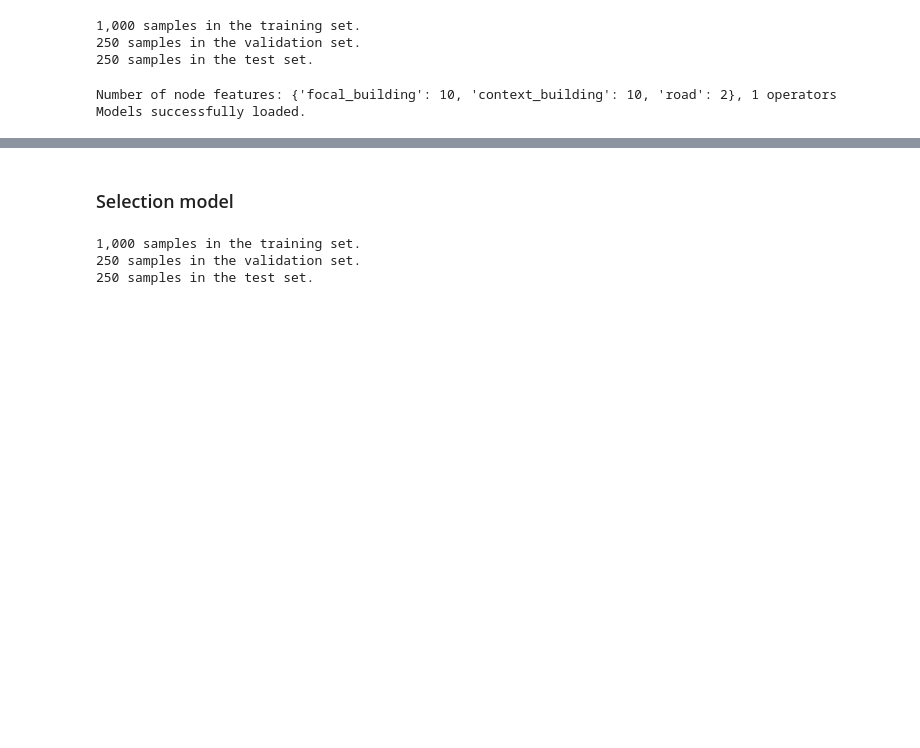
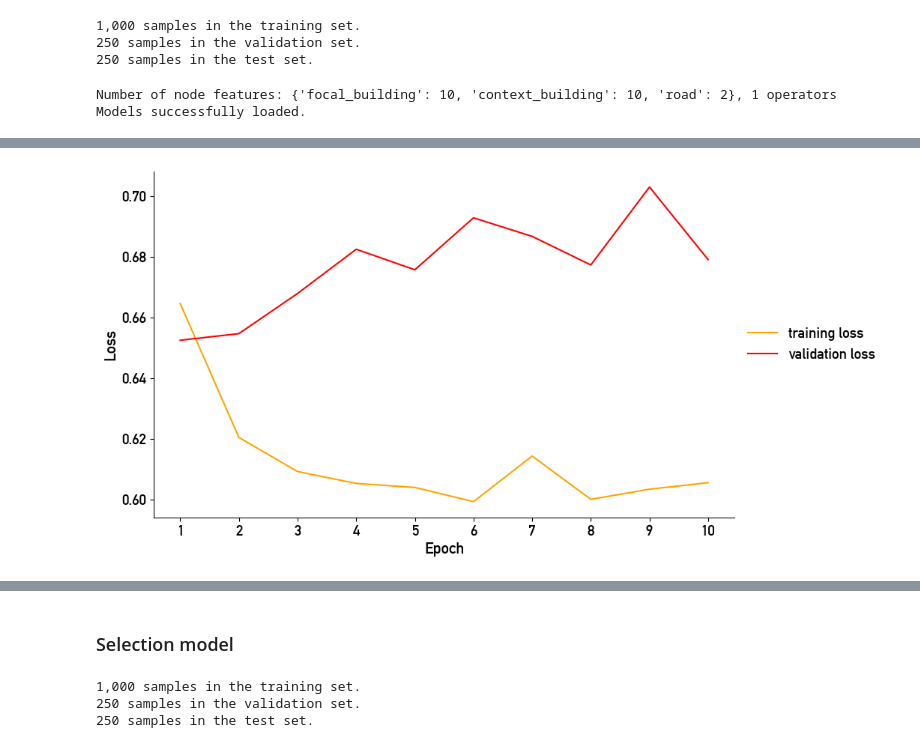
Before and after one commit to jorissenn/genops, a Jupyter notebook: 41_multimodal_model.ipynb, the cells around one changed output, grey strips where cells are left out. Saved outputs shown, nothing was run; the diff lists cells and outputs as text; code cells hidden in the pictures; blank space fills up the shorter version.

Commit message:
implemented multimodal model training

```diff
--- a/41_multimodal_model.ipynb
+++ b/41_multimodal_model.ipynb
@@ -86,12 +93,26 @@ class BuildingMultimodalDataset(Dataset):
         vector_sample = torch.load(os.path.join(self.vector_path, vector_filename))
 
         # extract the operators from the graph object
-        operators = vector_sample.y[self.operators]
+        operators = vector_sample.y[self.operators].unsqueeze(0)
 
         # reshape the operators associated with the graph
         vector_sample.y = vector_sample.y[self.operators].reshape(1, -1)
 
         return raster_sample, vector_sample, operators
+# %%
+# custom collate function to generate batches, as DataLoader cannot collate HeteroData objects by default
+def collate_raster_vector(batch):
+    # unzip the batch
+    raster_samples, vector_samples, operators = zip(*batch)
+
+    # stack / concatenate the raster samples and operators along the batch dimension
+    raster_batch = torch.stack(raster_samples, dim=0)
+    operators_batch = torch.cat(operators, dim=0)
+
+    # batch the vector samples
+    vector_batch = Batch.from_data_list(vector_samples)
+
+    return raster_batch, vector_batch, operators_batch
 # %% [markdown]
 ### Model design
 # %%
@@ -148,15 +194,15 @@ batch_size = 16
 
 # construct training DataLoader
 training_set = BuildingMultimodalDataset(path_to_raster_training_data, path_to_vector_training_data, operators=elimination_operators)
-training_loader = DataLoader(dataset=training_set, batch_size=batch_size, shuffle=True)
+training_loader = DataLoader(dataset=training_set, batch_size=batch_size, shuffle=True, collate_fn=collate_raster_vector)
 
 # construct validation DataLoader (no shuffling)
 validation_set = BuildingMultimodalDataset(path_to_raster_validation_data, path_to_vector_validation_data, operators=elimination_operators)
-validation_loader = DataLoader(dataset=validation_set, batch_size=batch_size, shuffle=False)
+validation_loader = DataLoader(dataset=validation_set, batch_size=batch_size, shuffle=False, collate_fn=collate_raster_vector)
 
 # construct test DataLoader (no shuffling)
 test_set = BuildingMultimodalDataset(path_to_raster_test_data, path_to_vector_test_data, operators=elimination_operators)
-test_loader = DataLoader(dataset=test_set, batch_size=batch_size, shuffle=False)
+test_loader = DataLoader(dataset=test_set, batch_size=batch_size, shuffle=False, collate_fn=collate_raster_vector)
 
 print(f"{len(training_set):,} samples in the training set.")
 print(f"{len(validation_set):,} samples in the validation set.")
@@ -193,8 +239,16 @@ Number of node features: {'focal_building': 10, 'context_building': 10, 'road':
 Models successfully loaded.
 # %%
 # initialize the multimodal model
-multimodal_model = MultimodalModel(raster_model,
-                                   vector_model,
-                                   dummy_raster_sample=training_set[0][0],
-                                   dummy_vector_sample=training_set[2][1],
-                                   n_classes=n_classes)
+model = MultimodalModel(raster_model,
+                        vector_model,
+                        dummy_raster_sample=training_set[0][0],
+                        dummy_vector_sample=training_set[2][1],
+                        n_classes=n_classes)
+
+model.to(device)
+
+learning_rate = 0.001
+criterion = nn.BCEWithLogitsLoss() # Binary cross-entropy loss, applies a sigmoid internally and takes logits as input
+optimizer = torch.optim.Adam(model.parameters(), lr=learning_rate)
+
+print(model)
@@ -204,0 +376,5 @@ tensor([[-0.0357]], grad_fn=<AddmmBackward0>)
+# %%
+loss_path = os.path.join(multimodal_path, "model_outputs", "elimination", "losses")
+visualize_losses([model_name], loss_path)
+# %% [output]
+[figure, added]
```
Also changed, not shown: parts of 20 cells of this notebook.
